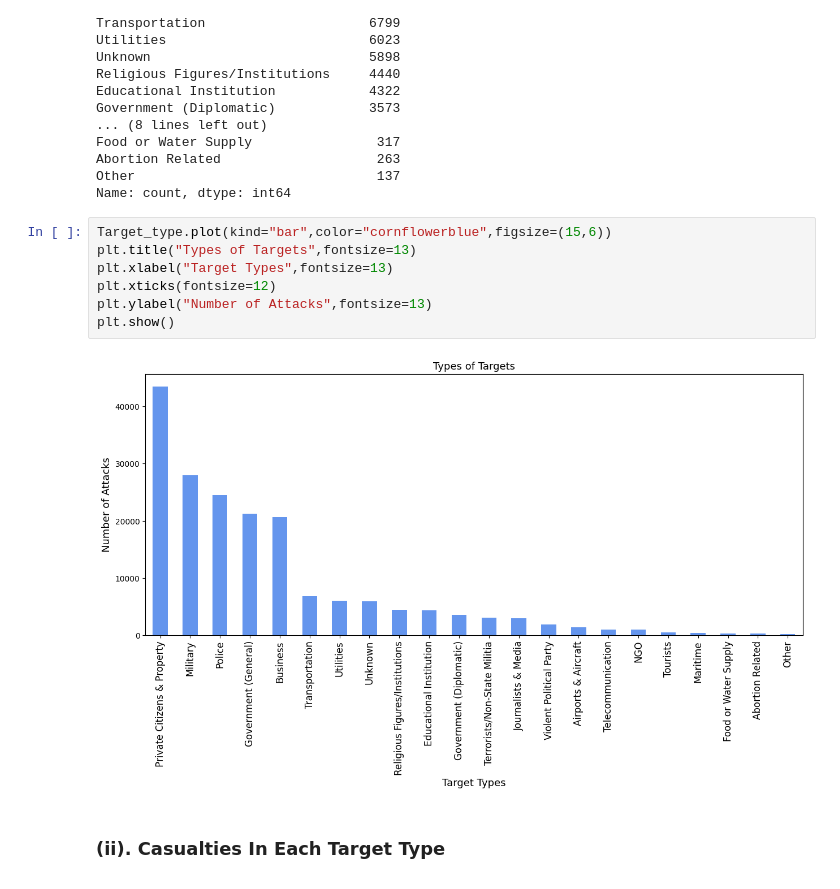
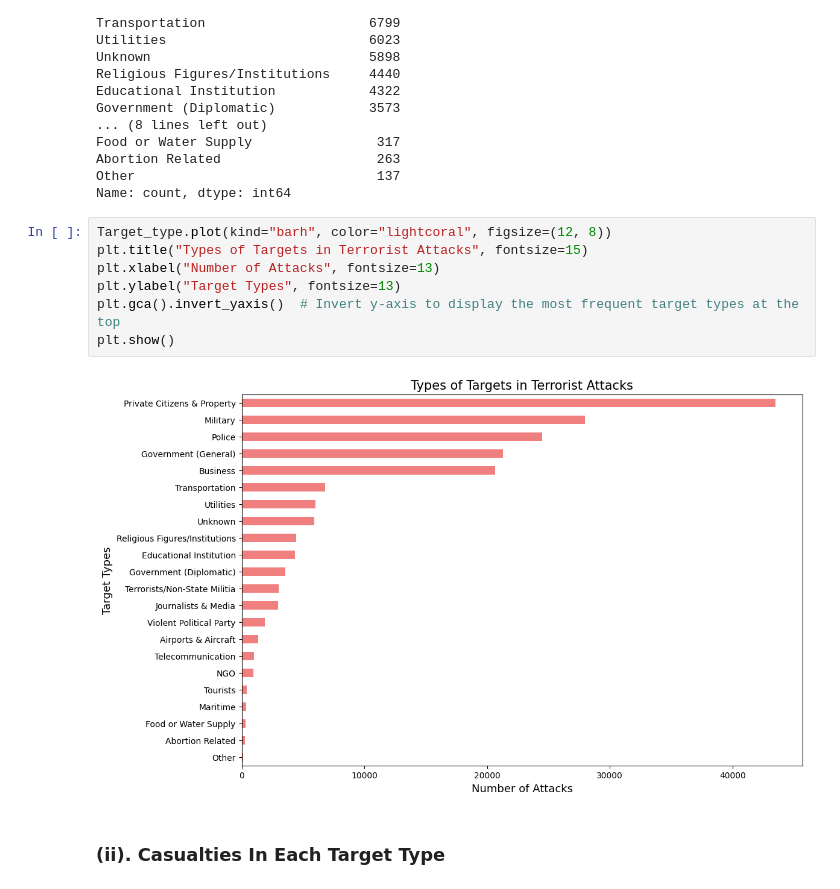
Before and after one commit to amolwagh77/Exploratory-Data-Analysis---Global-Terrorism, a Jupyter notebook: Sample EDA Submission Template.ipynb, the cells around one changed output. Saved outputs shown, nothing was run; the diff lists cells and outputs as text.

```diff
--- a/Sample EDA Submission Template.ipynb
+++ b/Sample EDA Submission Template.ipynb
@@ -980,14 +1098,14 @@ Abortion Related                    263
 Other                               137
 Name: count, dtype: int64
 # %%
-Target_type.plot(kind="bar",color="cornflowerblue",figsize=(15,6))
-plt.title("Types of Targets",fontsize=13)
-plt.xlabel("Target Types",fontsize=13)
-plt.xticks(fontsize=12)
-plt.ylabel("Number of Attacks",fontsize=13)
+Target_type.plot(kind="barh", color="lightcoral", figsize=(12, 8))
+plt.title("Types of Targets in Terrorist Attacks", fontsize=15)
+plt.xlabel("Number of Attacks", fontsize=13)
+plt.ylabel("Target Types", fontsize=13)
+plt.gca().invert_yaxis()  # Invert y-axis to display the most frequent target types at the top
 plt.show()
 # %% [output]
-[figure, old version]
+[figure, new version]
 # %% [markdown]
 ### **(ii). Casualties In Each Target Type**
 # %%
```
Also changed, not shown: parts of 66 cells of this notebook.
